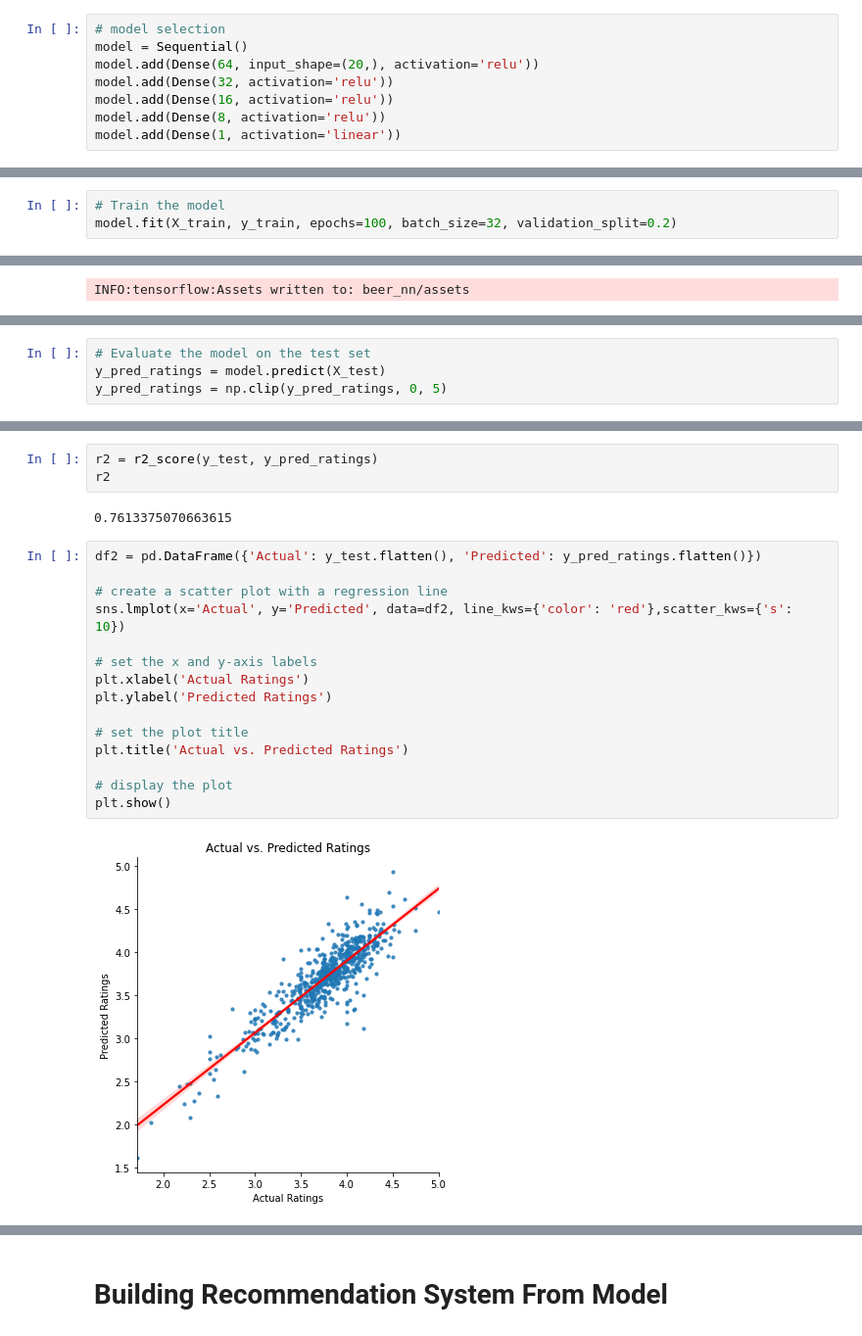
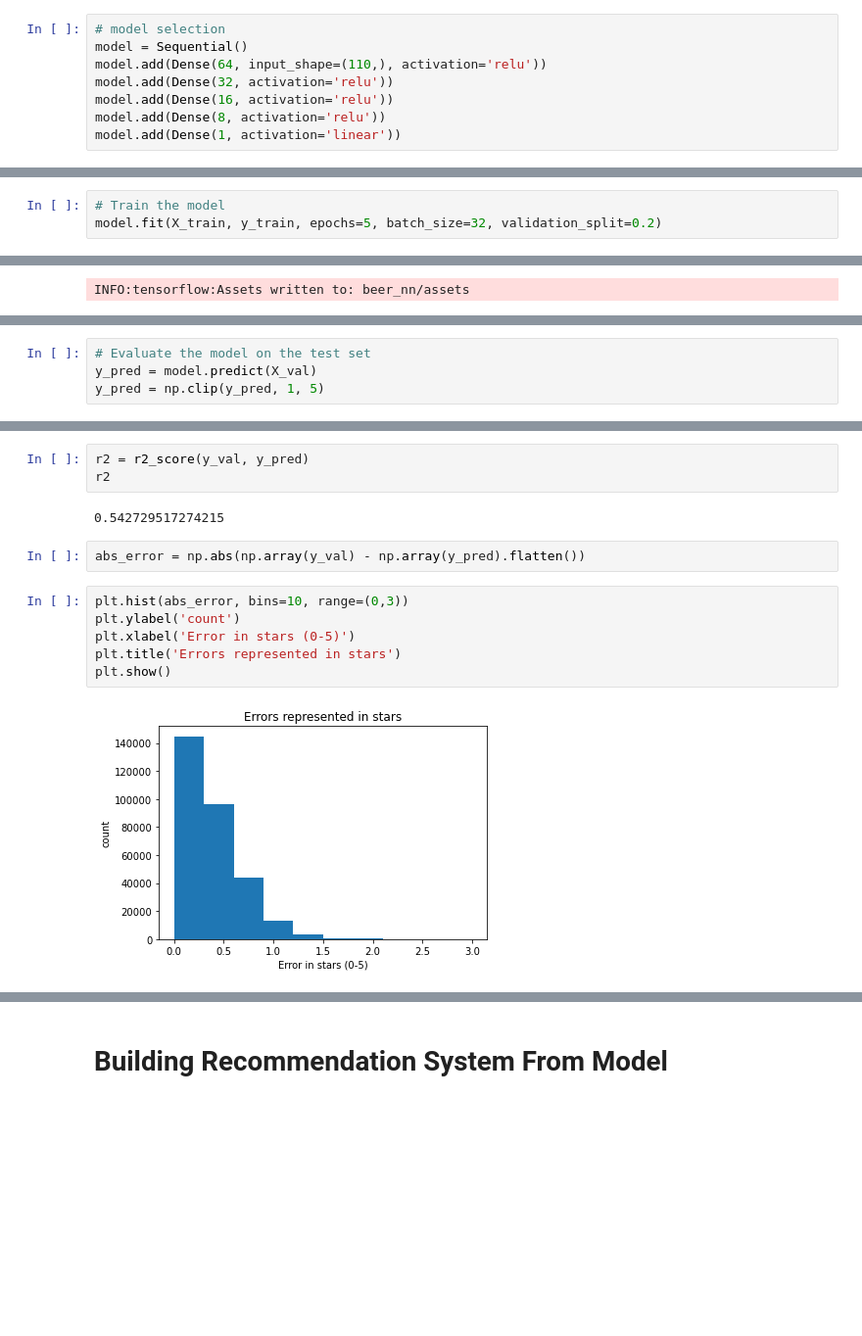
Before and after one commit to COGS118A/Group008-Wi23, a Jupyter notebook: CheckpointGroup008-Wi23.ipynb, the cells around one changed output, grey strips where cells are left out. Shown: that part at 98% size. Drawn from its saved outputs; the diff is of its cells as text; blank space fills up the shorter version.

```diff
--- a/CheckpointGroup008-Wi23.ipynb
+++ b/CheckpointGroup008-Wi23.ipynb
@@ -241,7 +245,7 @@ from keras.layers import Dense
 # %%
 # model selection
 model = Sequential()
-model.add(Dense(64, input_shape=(20,), activation='relu'))
+model.add(Dense(64, input_shape=(110,), activation='relu'))
 model.add(Dense(32, activation='relu'))
 model.add(Dense(16, activation='relu'))
 model.add(Dense(8, activation='relu'))
@@ -261,5 +259,5 @@ We purposely decided to use relu and linear activation functions because we are
 model.compile(optimizer='adam', loss='mean_squared_error')
 # %%
 # Train the model
-model.fit(X_train, y_train, epochs=100, batch_size=32, validation_split=0.2)
+model.fit(X_train, y_train, epochs=5, batch_size=32, validation_split=0.2)
 # %% [output]
@@ -290,5 +289,5 @@ INFO:tensorflow:Assets written to: beer_nn/assets
 # %%
 # Evaluate the model on the test set
-y_pred_ratings = model.predict(X_test)
-y_pred_ratings = np.clip(y_pred_ratings, 0, 5)
+y_pred = model.predict(X_val)
+y_pred = np.clip(y_pred, 1, 5)
 # %% [output]
@@ -331,22 +305,15 @@ rmse
 # %%
-r2 = r2_score(y_test, y_pred_ratings)
+r2 = r2_score(y_val, y_pred)
 r2
 # %% [output]
-0.7613375070663615
+0.542729517274215
-# %%
-df2 = pd.DataFrame({'Actual': y_test.flatten(), 'Predicted': y_pred_ratings.flatten()})
-
-# create a scatter plot with a regression line
-sns.lmplot(x='Actual', y='Predicted', data=df2, line_kws={'color': 'red'},scatter_kws={'s': 10})
-
-# set the x and y-axis labels
-plt.xlabel('Actual Ratings')
-plt.ylabel('Predicted Ratings')
-
-# set the plot title
-plt.title('Actual vs. Predicted Ratings')
-
-# display the plot
-plt.show()
-# %% [output]
-[figure, removed]
+# %%
+abs_error = np.abs(np.array(y_val) - np.array(y_pred).flatten())
+# %%
+plt.hist(abs_error, bins=10, range=(0,3))
+plt.ylabel('count')
+plt.xlabel('Error in stars (0-5)')
+plt.title('Errors represented in stars')
+plt.show()
+# %% [output]
+[figure, added]
```
Also changed, not shown: parts of 95 cells of this notebook.
